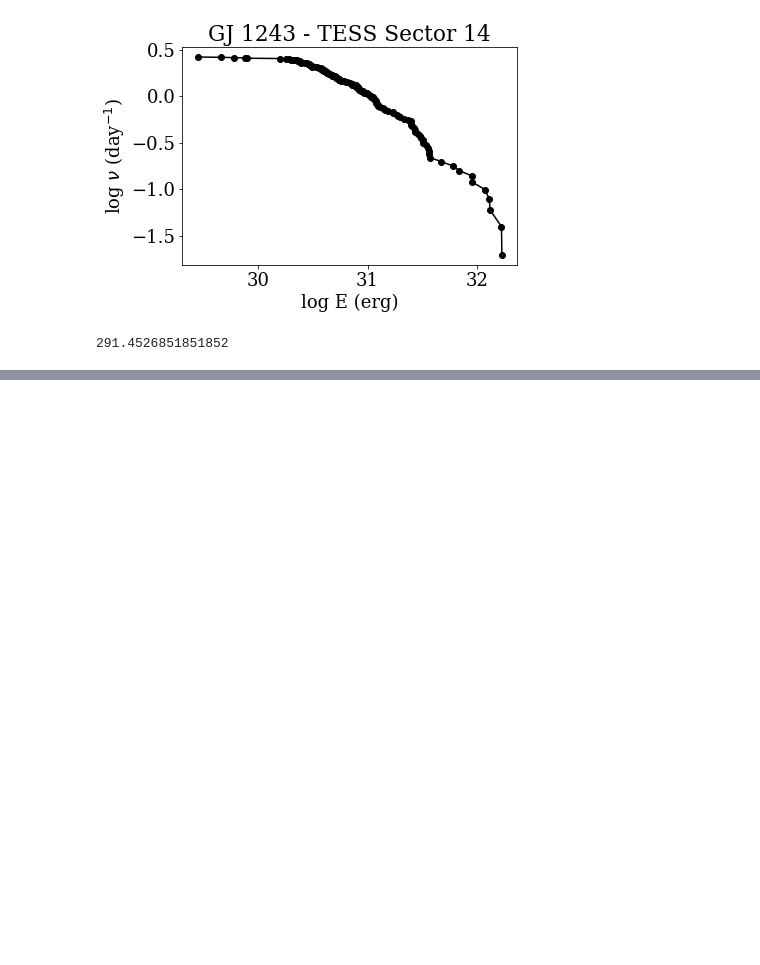
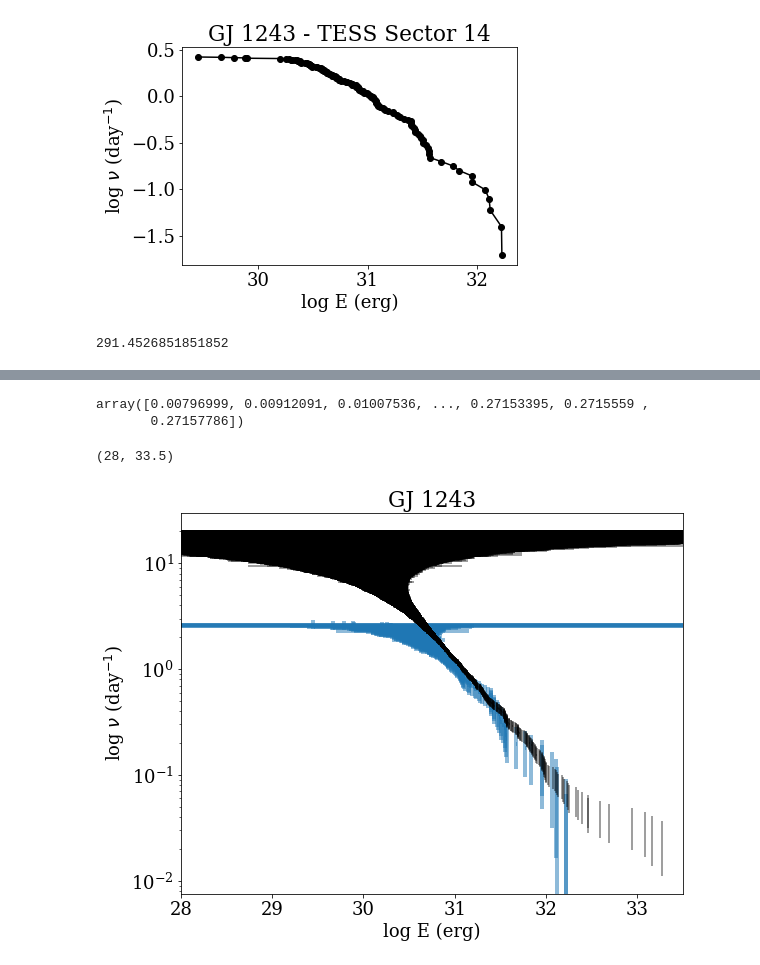
Before and after one commit to jradavenport/gj1243_10yrs, a Jupyter notebook: flare_search.ipynb, the cells around one changed output, grey strips where cells are left out. Cells and saved outputs as stored; diff of their text form; code cells hidden in the pictures; blank space fills up the shorter version.

Commit message:
add sector 15 and 2d errors to FFD

```diff
--- a/flare_search.ipynb
+++ b/flare_search.ipynb
@@ -99,0 +102,5 @@ Text(0.5, 1.0, 'GJ 1243')
+# %%
+Perror(10**ffd_yk*TOTDUR_KEP)[1]/TOTDUR_KEP
+# %% [output]
+array([0.00796999, 0.00912091, 0.01007536, ..., 0.27153395, 0.2715559 ,
+       0.27157786])
@@ -99,0 +142,20 @@ Text(0.5, 1.0, 'GJ 1243')
+# %%
+plt.figure(figsize=(9,7))
+
+# plt.plot(ffd_xk, ffd_yk, '-o', color='k', alpha=0.3)
+plt.errorbar(ffd_x[0:], (10**ffd_y[0:]), xerr=ffd_xerr[0:], yerr=ffd_yerr[0:],
+             color='C0', alpha=0.5, linestyle='none', lw=4)
+
+plt.errorbar(ffd_xk[0:], (10**ffd_yk[0:]), xerr=ffd_xerrk[0:], yerr=ffd_yerrk[0:],
+             color='k', alpha=0.5, linestyle='none')
+
+
+plt.yscale('log')
+
+plt.xlabel('log E (erg)')
+plt.ylabel(r'log $\nu$ (day$^{-1}$)')
+plt.title('GJ 1243')
+plt.xlim(28, 33.5)
+# %% [output]
+(28, 33.5)
+[figure, added]
```
Also changed, not shown: parts of 3 cells of this notebook.
